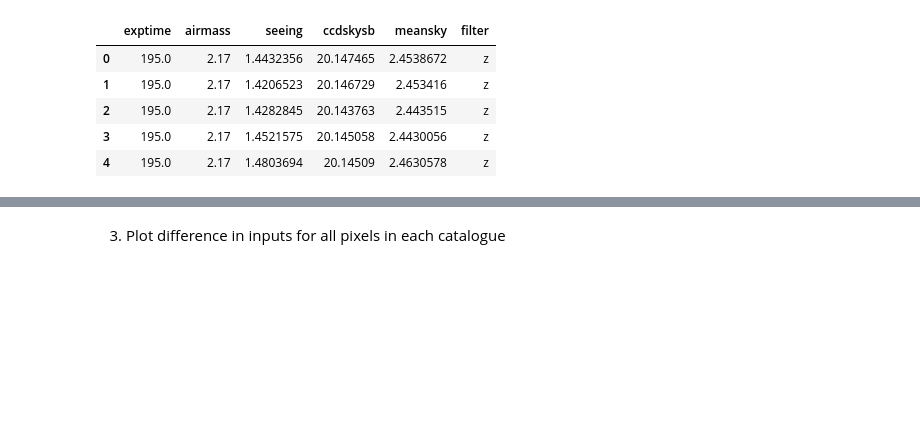
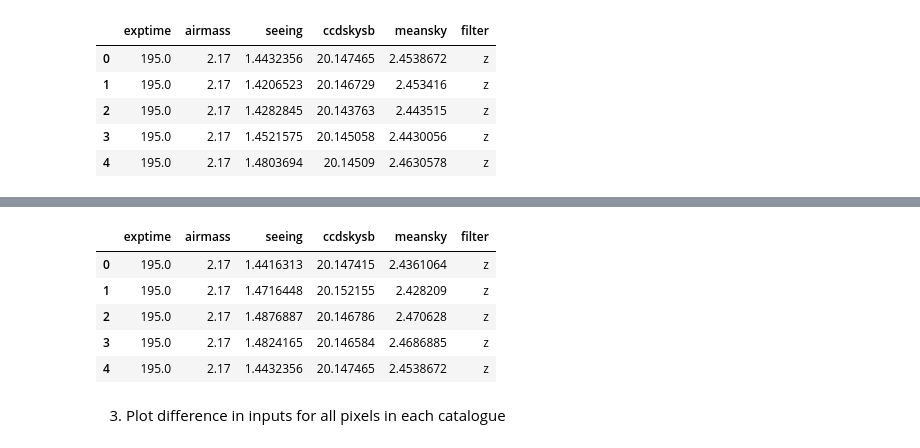
Before and after one commit to elleggert/astrostatistics, a Jupyter notebook: models/regression/identifying_linear_vs_deep_deviations.ipynb, the cells around one changed output, grey strips where cells are left out. Cells and saved outputs as stored; diff of their text form; code cells hidden in the pictures; blank space fills up the shorter version.

```diff
--- a/models/regression/identifying_linear_vs_deep_deviations.ipynb
+++ b/models/regression/identifying_linear_vs_deep_deviations.ipynb
@@ -202,3 +221,20 @@ df.head()
+# %%
+ccd_df_no_diff = pd.DataFrame(data_no_diff, columns=['exptime',
+                          'airmass',
+                          'seeing',
+                          'ccdskysb',
+                          'meansky',
+                           'filter'])
+
+
+ccd_df_no_diff.head()
+# %% [output]
+|  | exptime | airmass | seeing | ccdskysb | meansky | filter |
+| 0 | 195.0 | 2.17 | 1.4416313 | 20.147415 | 2.4361064 | z |
+| 1 | 195.0 | 2.17 | 1.4716448 | 20.152155 | 2.428209 | z |
+| 2 | 195.0 | 2.17 | 1.4876887 | 20.146786 | 2.470628 | z |
+| 3 | 195.0 | 2.17 | 1.4824165 | 20.146584 | 2.4686885 | z |
+| 4 | 195.0 | 2.17 | 1.4432356 | 20.147465 | 2.4538672 | z |
 # %% [markdown]
 
 3. Plot difference in inputs for all pixels in each catalogue
```
Also changed, not shown: parts of 26 cells of this notebook.
